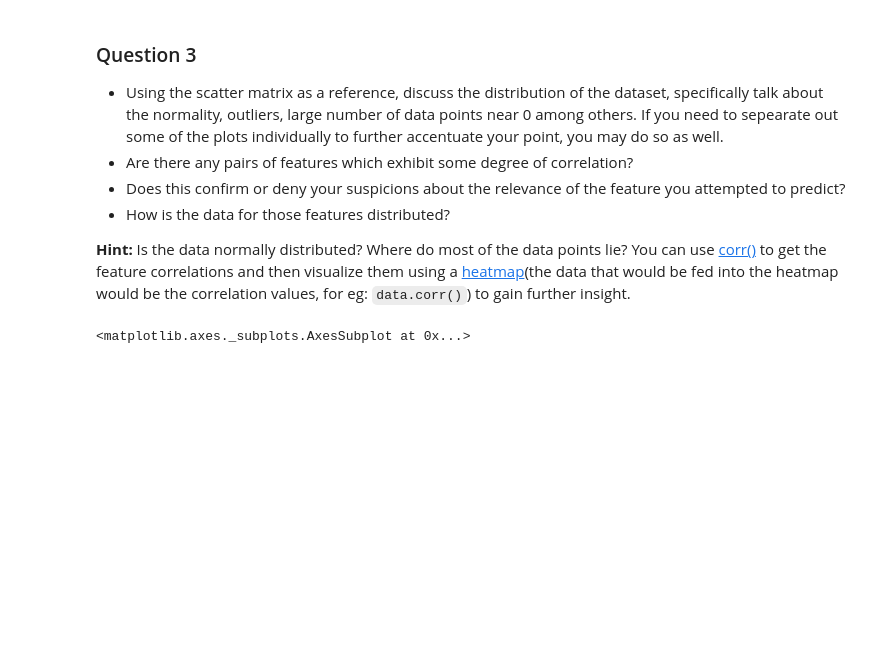
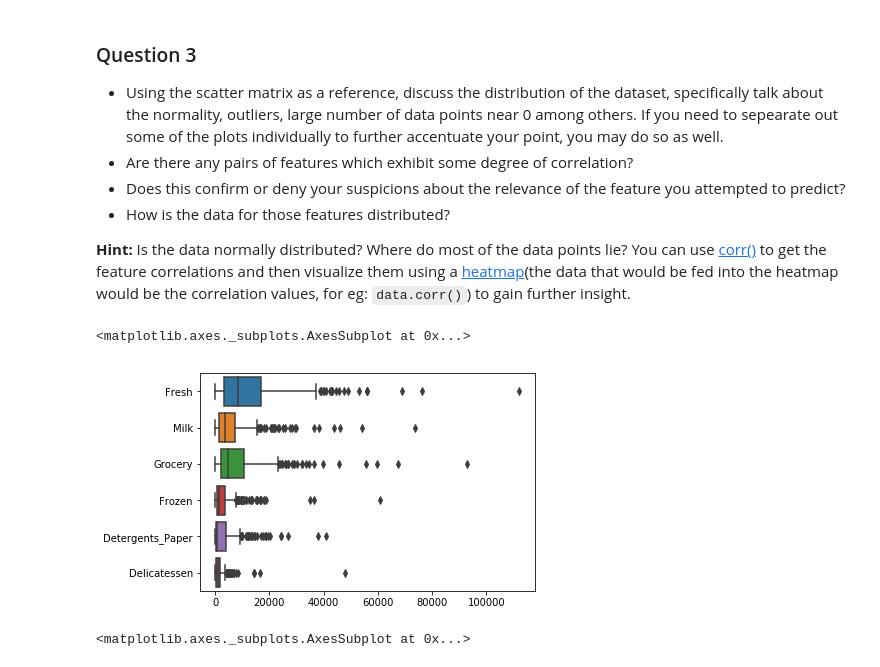
Before and after one commit to sccds/Machine_Learning_Advanced_Project, a Jupyter notebook: Proj3_Customer_Segments/customer_segments.ipynb, the cells around one changed output. Drawn from its saved outputs; the diff is of its cells as text; code cells hidden in the pictures; blank space fills up the shorter version.

```diff
--- a/Proj3_Customer_Segments/customer_segments.ipynb
+++ b/Proj3_Customer_Segments/customer_segments.ipynb
@@ -164,4 +172,9 @@ pd.scatter_matrix(data, alpha = 0.3, figsize = (14,8), diagonal = 'kde');
 * How is the data for those features distributed?
 
 **Hint:** Is the data normally distributed? Where do most of the data points lie? You can use [corr()](https://pandas.pydata.org/pandas-docs/stable/generated/pandas.DataFrame.corr.html) to get the feature correlations and then visualize them using a [heatmap](http://seaborn.pydata.org/generated/seaborn.heatmap.html)(the data that would be fed into the heatmap would be the correlation values, for eg: `data.corr()`) to gain further insight.
+# %%
+sns.boxplot(data=data, orient="h")
+# %% [output]
+<matplotlib.axes._subplots.AxesSubplot at 0x...>
+[figure, added]
 # %%
```
Also changed, not shown: parts of 14 cells of this notebook, 1 other file.
